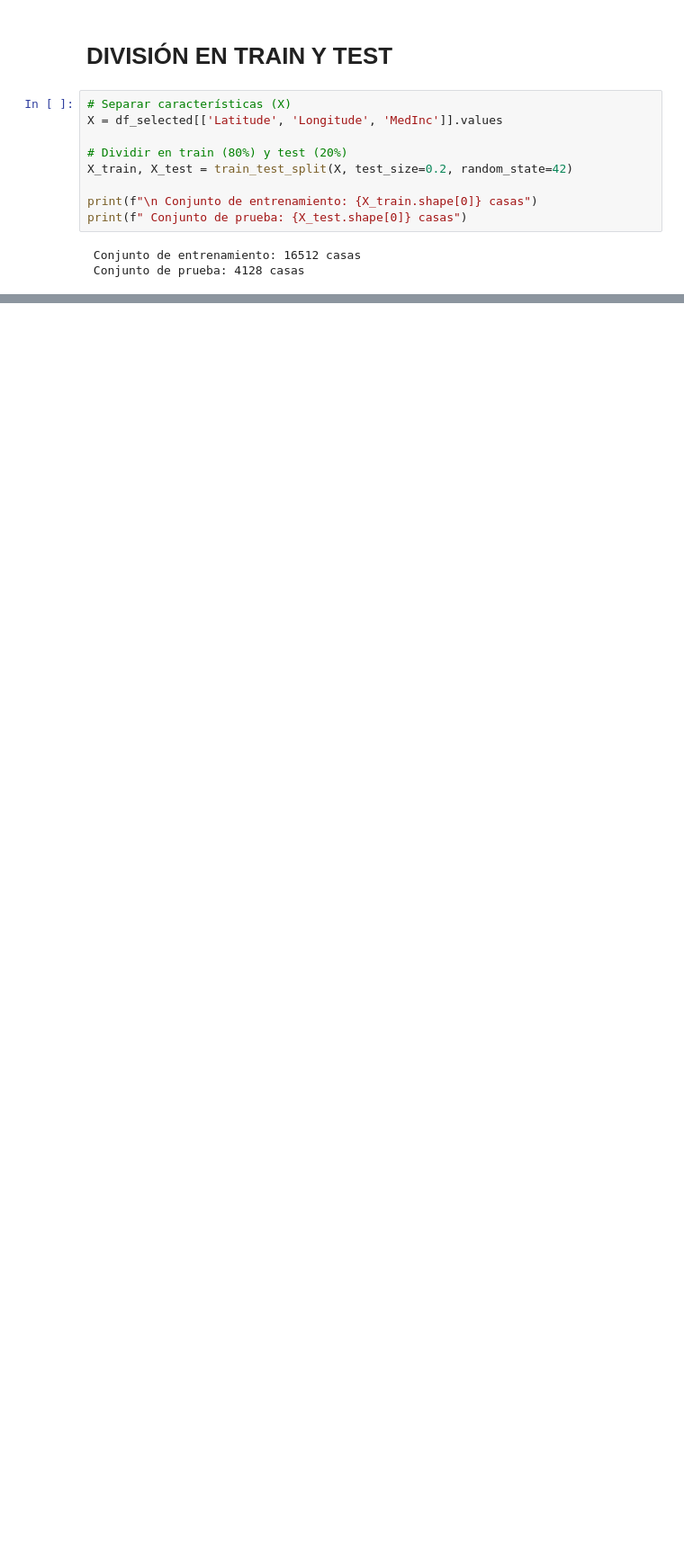
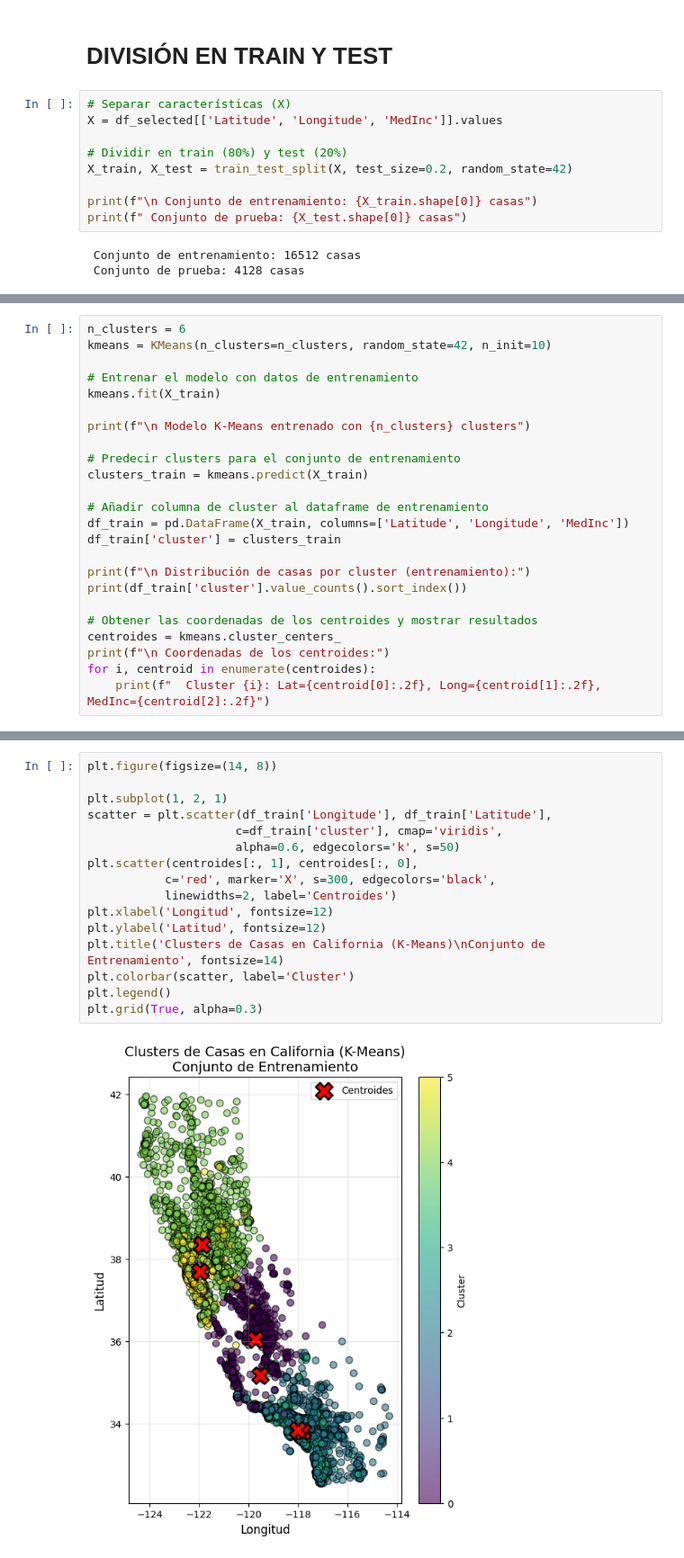
Before and after one commit to 4GeeksAcademy/palomagondim-intro-ml, a Jupyter notebook: src/09-k-means.ipynb, the cells around one changed output, grey strips where cells are left out. Shown at 90% size. Drawn from its saved outputs; the diff is of its cells as text; blank space fills up the shorter version.

Commit message:
k-means

```diff
--- a/src/09-k-means.ipynb
+++ b/src/09-k-means.ipynb
@@ -92,0 +95,24 @@ print(f" Conjunto de prueba: {X_test.shape[0]} casas")
+# %%
+n_clusters = 6
+kmeans = KMeans(n_clusters=n_clusters, random_state=42, n_init=10)
+
+# Entrenar el modelo con datos de entrenamiento
+kmeans.fit(X_train)
+
+print(f"\n Modelo K-Means entrenado con {n_clusters} clusters")
+
+# Predecir clusters para el conjunto de entrenamiento
+clusters_train = kmeans.predict(X_train)
+
+# Añadir columna de cluster al dataframe de entrenamiento
+df_train = pd.DataFrame(X_train, columns=['Latitude', 'Longitude', 'MedInc'])
+df_train['cluster'] = clusters_train
+
+print(f"\n Distribución de casas por cluster (entrenamiento):")
+print(df_train['cluster'].value_counts().sort_index())
+
+# Obtener las coordenadas de los centroides y mostrar resultados
+centroides = kmeans.cluster_centers_
+print(f"\n Coordenadas de los centroides:")
+for i, centroid in enumerate(centroides):
+    print(f"  Cluster {i}: Lat={centroid[0]:.2f}, Long={centroid[1]:.2f}, MedInc={centroid[2]:.2f}")
@@ -92,0 +141,18 @@ print(f" Conjunto de prueba: {X_test.shape[0]} casas")
+# %%
+plt.figure(figsize=(14, 8))
+
+plt.subplot(1, 2, 1)
+scatter = plt.scatter(df_train['Longitude'], df_train['Latitude'],
+                     c=df_train['cluster'], cmap='viridis',
+                     alpha=0.6, edgecolors='k', s=50)
+plt.scatter(centroides[:, 1], centroides[:, 0],
+           c='red', marker='X', s=300, edgecolors='black',
+           linewidths=2, label='Centroides')
+plt.xlabel('Longitud', fontsize=12)
+plt.ylabel('Latitud', fontsize=12)
+plt.title('Clusters de Casas en California (K-Means)\nConjunto de Entrenamiento', fontsize=14)
+plt.colorbar(scatter, label='Cluster')
+plt.legend()
+plt.grid(True, alpha=0.3)
+# %% [output]
+[figure, added]
```
Also changed, not shown: parts of 12 cells of this notebook, 2 other files.
